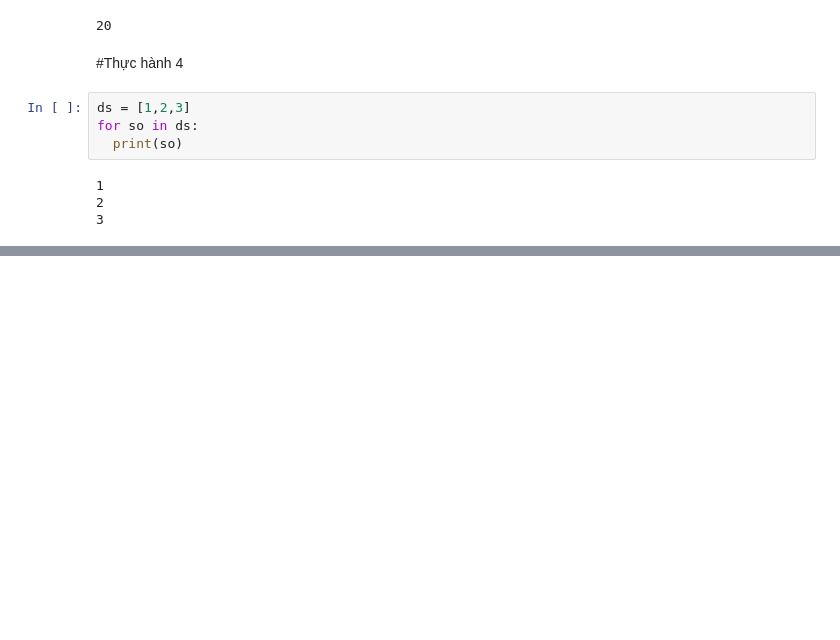
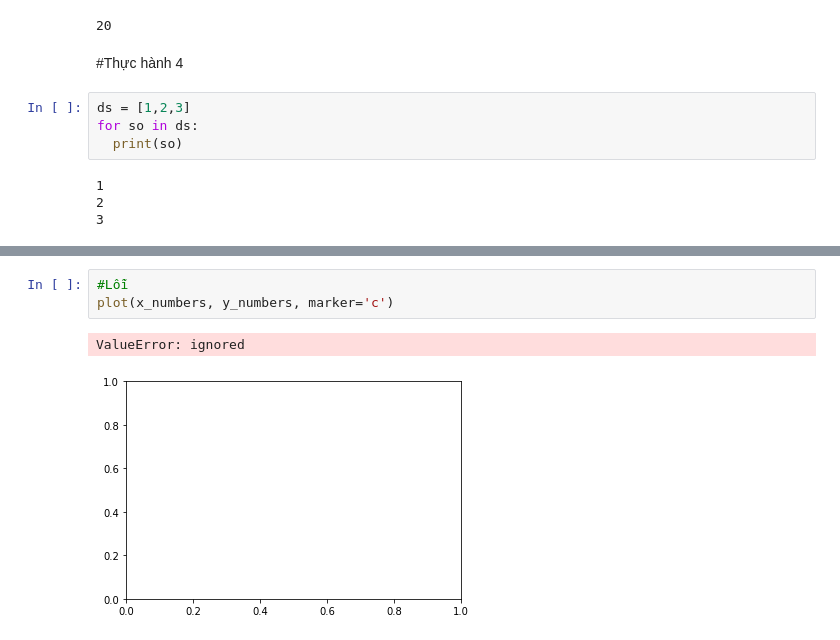
Before and after one commit to hnihtt/ThucHanhToanCC, a Jupyter notebook: bai2.ipynb, the cells around one changed output, grey strips where cells are left out. Cells and saved outputs as stored; diff of their text form; blank space fills up the shorter version.

```diff
--- a/bai2.ipynb
+++ b/bai2.ipynb
@@ -81,0 +110,6 @@ for so in ds:
+# %%
+#Lỗi
+plot(x_numbers, y_numbers, marker='c')
+# %% [output]
+ValueError: ignored
+[figure, added]
```
Also changed, not shown: parts of 8 cells of this notebook.
